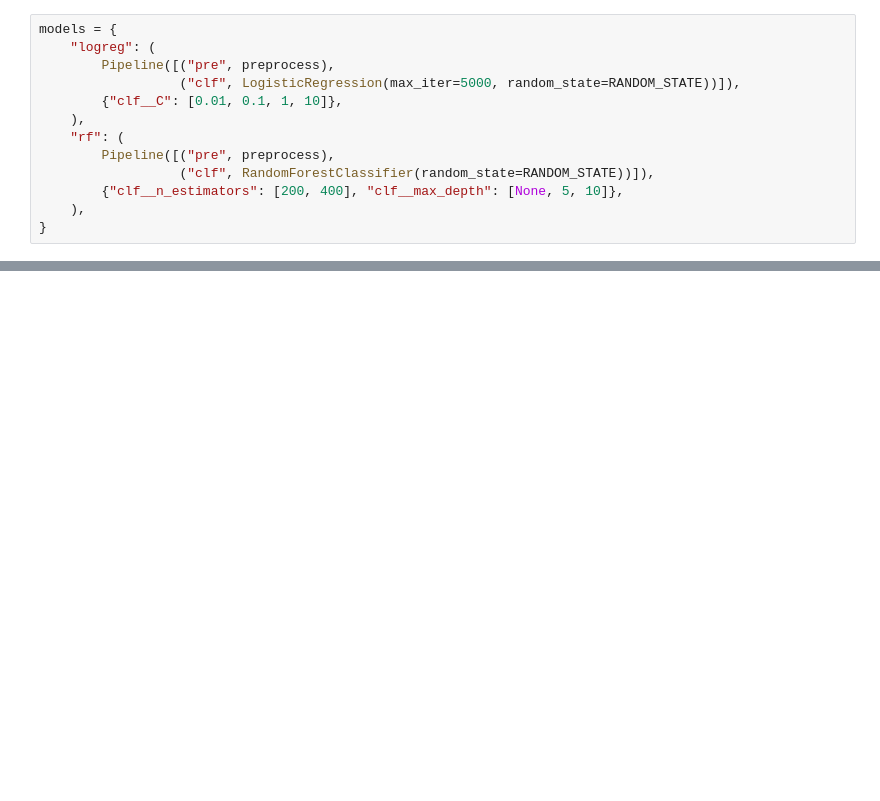
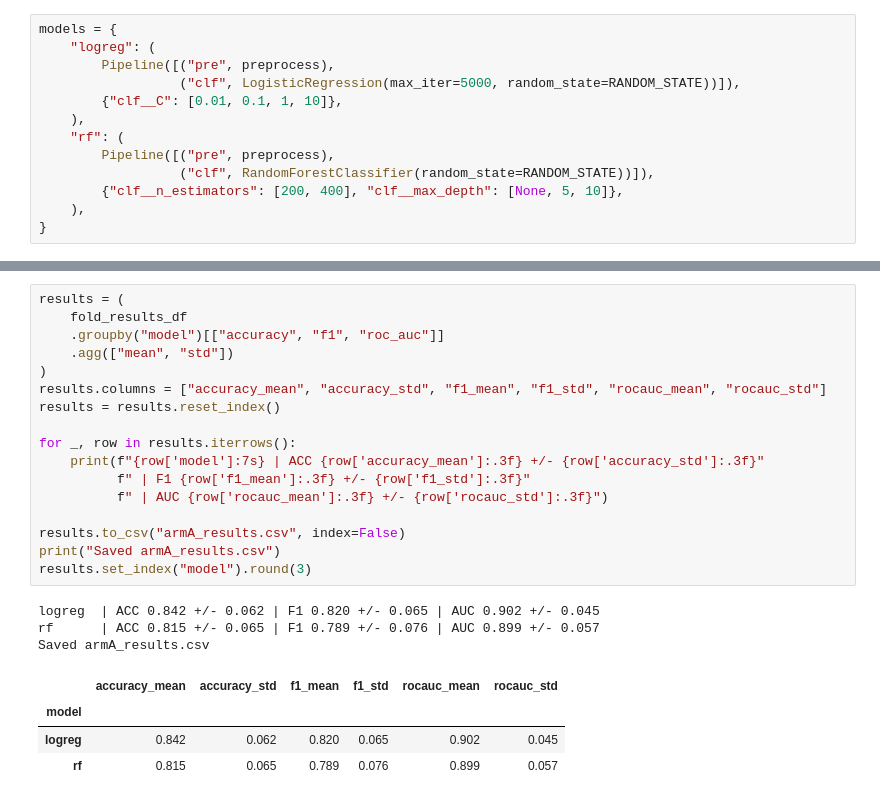
Before and after one commit to zzz271828/FIT2082_Research, a Jupyter notebook: global_model_armA.ipynb, the cells around one changed output, grey strips where cells are left out. Cells and saved outputs as stored; diff of their text form; blank space fills up the shorter version.

```diff
--- a/global_model_armA.ipynb
+++ b/global_model_armA.ipynb
@@ -217,0 +240,25 @@ Two files are written for downstream use:
+# %%
+results = (
+    fold_results_df
+    .groupby("model")[["accuracy", "f1", "roc_auc"]]
+    .agg(["mean", "std"])
+)
+results.columns = ["accuracy_mean", "accuracy_std", "f1_mean", "f1_std", "rocauc_mean", "rocauc_std"]
+results = results.reset_index()
+
+for _, row in results.iterrows():
+    print(f"{row['model']:7s} | ACC {row['accuracy_mean']:.3f} +/- {row['accuracy_std']:.3f}"
+          f" | F1 {row['f1_mean']:.3f} +/- {row['f1_std']:.3f}"
+          f" | AUC {row['rocauc_mean']:.3f} +/- {row['rocauc_std']:.3f}")
+
+results.to_csv("armA_results.csv", index=False)
+print("Saved armA_results.csv")
+results.set_index("model").round(3)
+# %% [output]
+logreg  | ACC 0.842 +/- 0.062 | F1 0.820 +/- 0.065 | AUC 0.902 +/- 0.045
+rf      | ACC 0.815 +/- 0.065 | F1 0.789 +/- 0.076 | AUC 0.899 +/- 0.057
+Saved armA_results.csv
+|  | accuracy_mean | accuracy_std | f1_mean | f1_std | rocauc_mean | rocauc_std |
+| model |  |  |  |  |  |  |
+| logreg | 0.842 | 0.062 | 0.820 | 0.065 | 0.902 | 0.045 |
+| rf | 0.815 | 0.065 | 0.789 | 0.076 | 0.899 | 0.057 |
```
Also changed, not shown: parts of 44 cells of this notebook, 12 other files.
